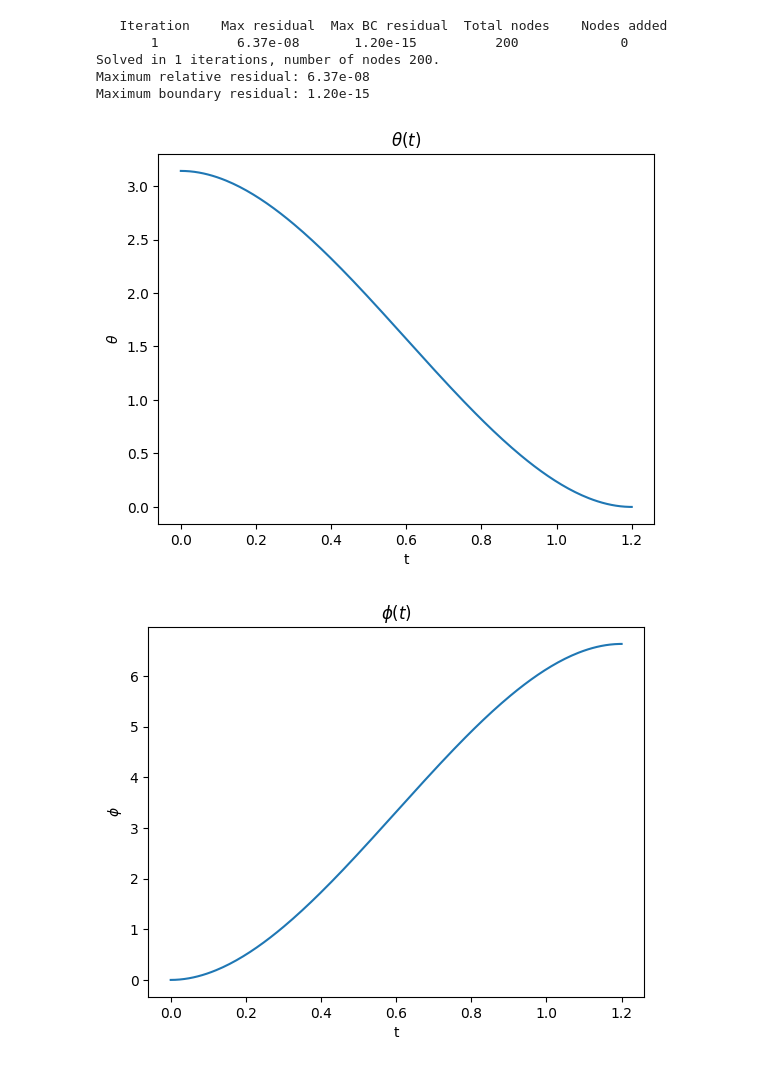
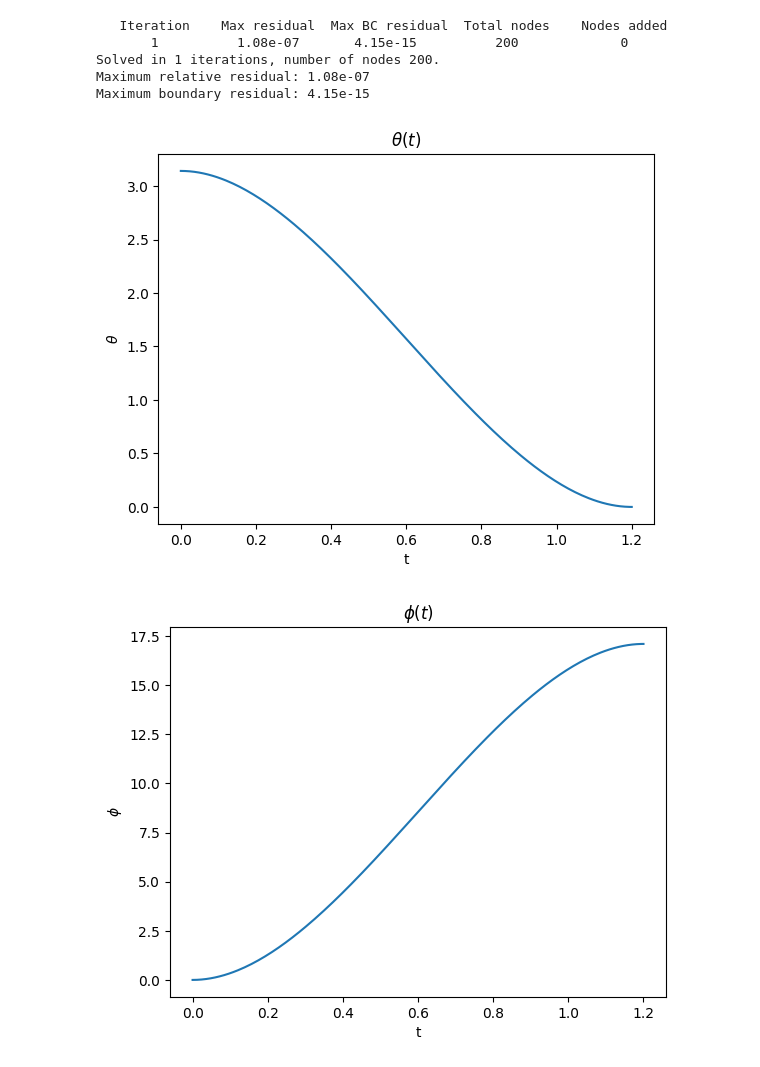
Before and after one commit to josmoore/courtney-the-cat, a Jupyter notebook: animate_cat.ipynb, the cells around one changed output. Cells and saved outputs as stored; diff of their text form; code cells hidden in the pictures.

```diff
--- a/animate_cat.ipynb
+++ b/animate_cat.ipynb
@@ -11,6 +11,8 @@ def solve_cat_problem_improved(
     b,
     c,
     d,
+    rl,
+    ry,
     Il,
     Iy,
     h,
@@ -72,8 +74,8 @@ def solve_cat_problem_improved(
 
     # Constant appearing in the reduced Lagrangian
     # K = 0.5 * Il * (1-R)^2 * phi_dot^2 + Il*(1-R)*D*phi_dot + const
-    A = Il * (1 - R) ** 2
-    B = Il * (1 - R) * D
+    A = (Iy * Il) / (Iy + Il)
+    B = 0
 
     # -----------------------------
     # ODE system
@@ -242,7 +244,7 @@ def solve_cat_problem_improved(
         hat_top_plot, = ax_anim.plot([], [], lw=10, color="black")
         tail_plot, = ax_anim.plot([], [], lw=3, color="black")
 
-        tail_length = 1.8
+        tail_length = rl
 
         ground_line, = ax_anim.plot([], [], lw=3, color="green")
 
@@ -302,7 +304,7 @@ def solve_cat_problem_improved(
             # Since phi is relative to the body, and we want the tail to visibly
             # counter-rotate in the drawing, using -phi is the most natural
             # display convention for this animation.
-            tail_absolute_angle = phi
+            tail_absolute_angle = theta + phi
 
             tail_base = np.array([0.0, 0.0])
             tail_tip = tail_length * np.array([
@@ -384,7 +386,7 @@ d = 0
 
 m = 1.0      # tail-end mass
 M = 20.0     # body mass
-rl = 3.0     # tail length
+rl = 1.5     # tail length
 ry = 1.0     # body radius
 
 Il = m * rl**2
@@ -394,24 +396,26 @@ h = 1.0
 # %%
 solve_cat_problem_improved(
     T,
     a,
     b,
     c,
     d,
+    rl,
+    ry,
     Il,
     Iy,
     h,
     n=200,
     animate=True,
     saveplots=True,
     saveanim=True
 )
 # %% [output]
    Iteration    Max residual  Max BC residual  Total nodes    Nodes added
-       1          6.37e-08       1.20e-15          200             0
+       1          1.08e-07       4.15e-15          200             0
 Solved in 1 iterations, number of nodes 200.
-Maximum relative residual: 6.37e-08
-Maximum boundary residual: 1.20e-15
+Maximum relative residual: 1.08e-07
+Maximum boundary residual: 4.15e-15
 [figure]
-[figure, old version]
+[figure, new version]
 [figure]
```
Also changed, not shown: parts of 1 cell of this notebook, 8 other files.
